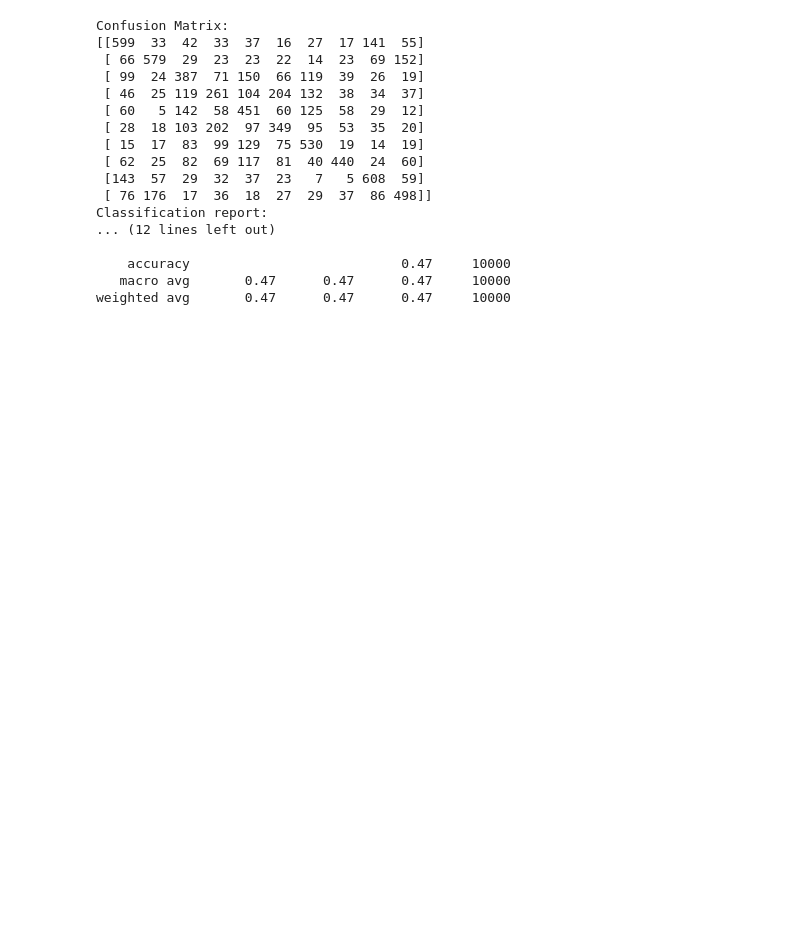
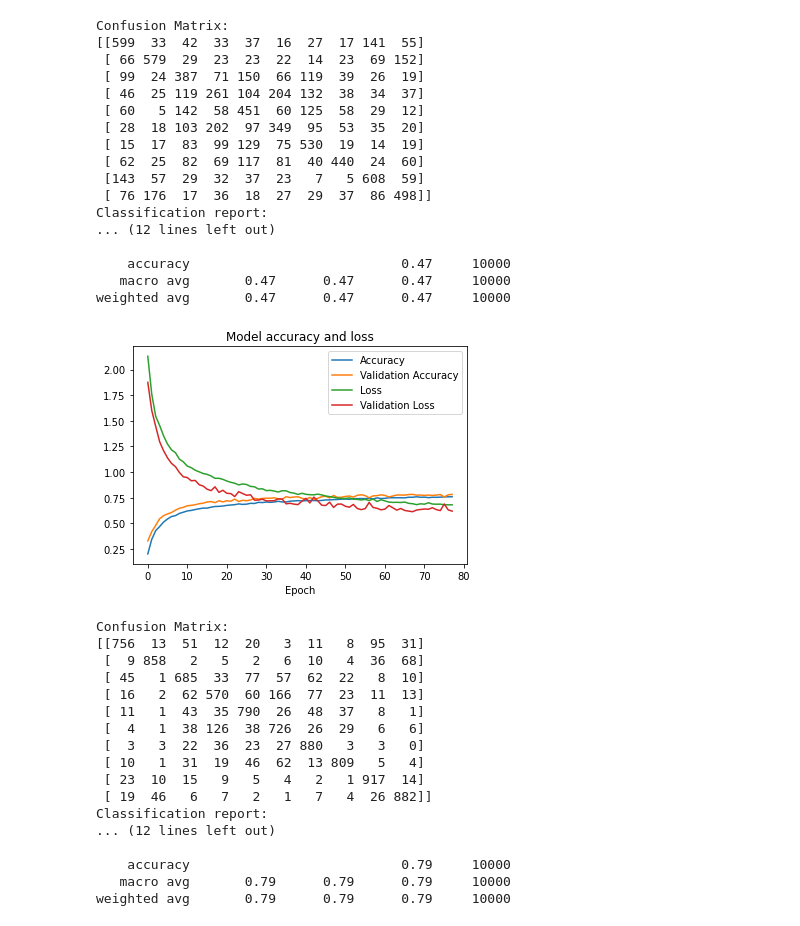
Before and after one commit to emali1/Mastering-Keras, a Jupyter notebook: Module 4.2_ Residual Blocks.ipynb, the cells around one changed output. Cells and saved outputs as stored; diff of their text form; code cells hidden in the pictures; blank space fills up the shorter version.

```diff
--- a/Module 4.2_ Residual Blocks.ipynb
+++ b/Module 4.2_ Residual Blocks.ipynb
@@ -414,3 +421,27 @@ Classification report:
     accuracy                           0.47     10000
    macro avg       0.47      0.47      0.47     10000
 weighted avg       0.47      0.47      0.47     10000
+# %%
+# improved baseline model performance
+# dropout and additional conv layers to scope down the layers
+plot_training_history(history)
+test_model(model,test_images,test_labels)
+# %% [output]
+[figure, added]
+Confusion Matrix:
+[[756  13  51  12  20   3  11   8  95  31]
+ [  9 858   2   5   2   6  10   4  36  68]
+ [ 45   1 685  33  77  57  62  22   8  10]
+ [ 16   2  62 570  60 166  77  23  11  13]
+ [ 11   1  43  35 790  26  48  37   8   1]
+ [  4   1  38 126  38 726  26  29   6   6]
+ [  3   3  22  36  23  27 880   3   3   0]
+ [ 10   1  31  19  46  62  13 809   5   4]
+ [ 23  10  15   9   5   4   2   1 917  14]
+ [ 19  46   6   7   2   1   7   4  26 882]]
+Classification report:
+... (12 lines left out)
+
+    accuracy                           0.79     10000
+   macro avg       0.79      0.79      0.79     10000
+weighted avg       0.79      0.79      0.79     10000
```
Also changed, not shown: parts of 4 cells of this notebook.
